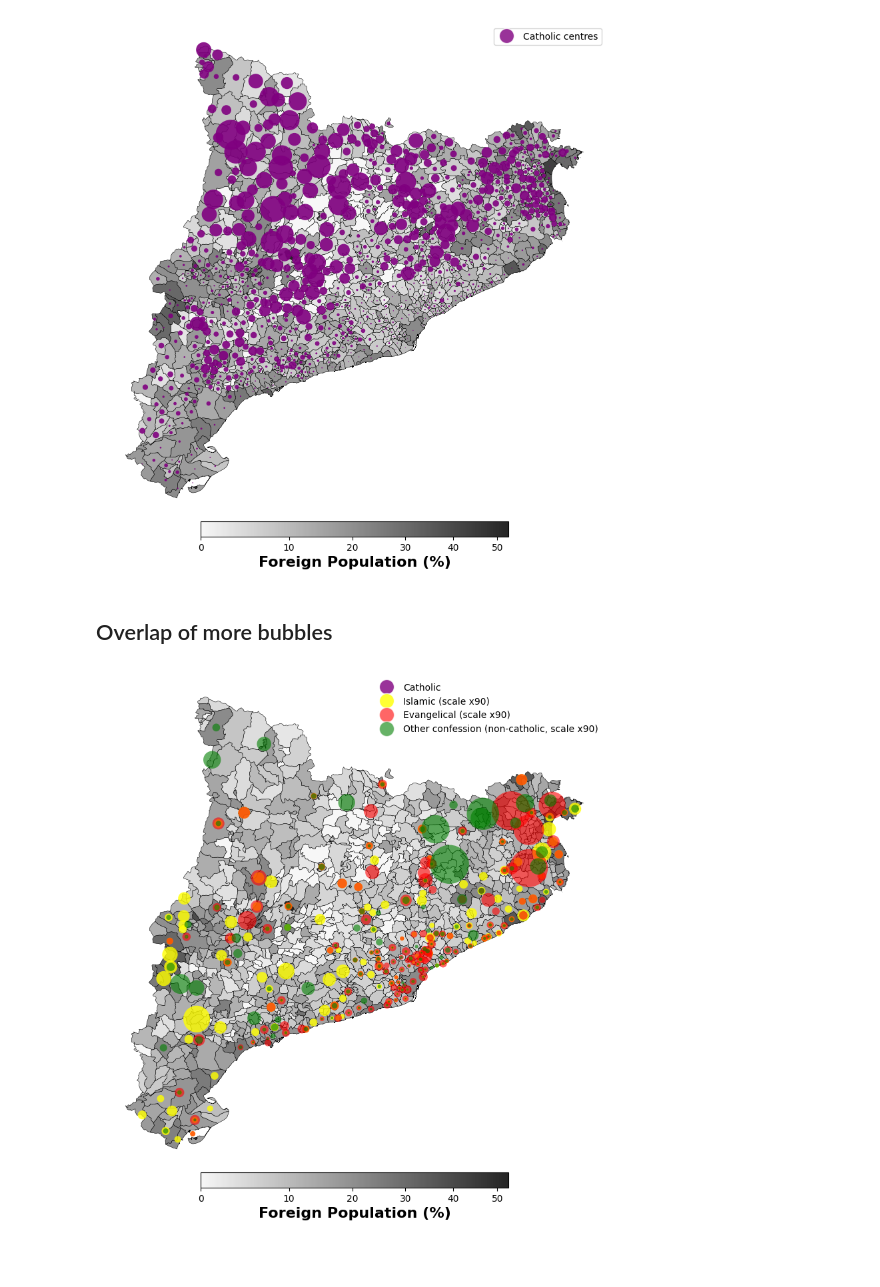
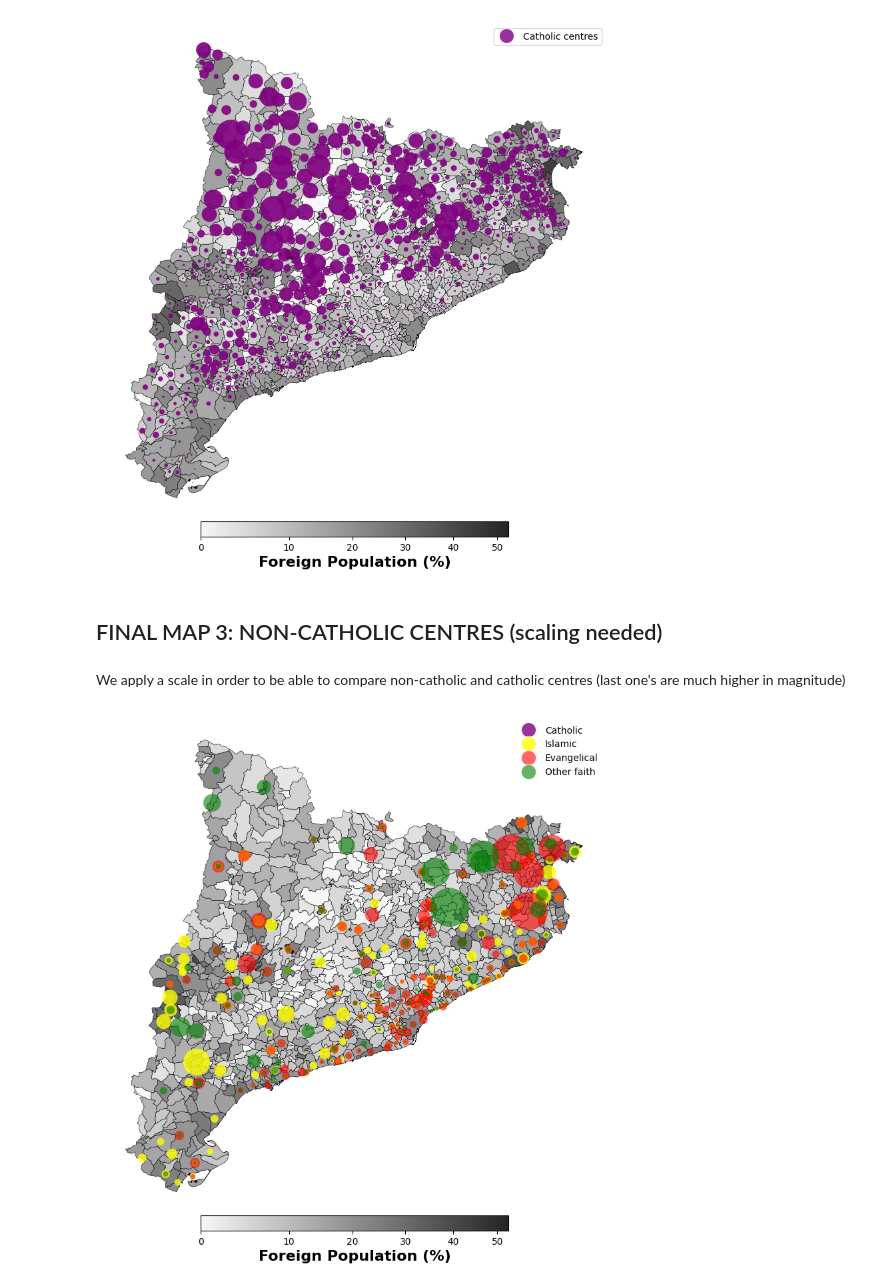
Before and after one commit to JuanCastillo29/A.V._Data, a Jupyter notebook: Religious_Centers/Religious Distribution/Religion_distribution_map.ipynb, the cells around one changed output. Saved outputs shown, nothing was run; the diff lists cells and outputs as text; code cells hidden in the pictures; blank space fills up the shorter version.

```diff
--- a/Religious_Centers/Religious Distribution/Religion_distribution_map.ipynb
+++ b/Religious_Centers/Religious Distribution/Religion_distribution_map.ipynb
@@ -479,0 +23,2 @@ print(foreign_faith_distribution['Catholic_2020'].isna().sum())
+# %%
+foreign_faith_distribution = gpd.read_file("foreign_faith_distribution.json")
@@ -630,8 +187,10 @@ plt.show()
 faith_distribution_fig1.savefig("faith_distribution1.png", format="jpg",dpi=300,bbox_inches="tight")
 # %% [output]
 [figure]
-# %% [markdown]
-## Overlap of more bubbles
+# %% [markdown]
+## FINAL MAP 3: NON-CATHOLIC CENTRES (scaling needed)
+# %% [markdown]
+We apply a scale in order to be able to compare non-catholic and catholic centres (last one's are much higher in magnitude)
 # %%
 import geopandas as gpd
 import matplotlib.pyplot as plt
@@ -776,32 +335,32 @@ if not foreign_faith_distribution_valid3.empty:
     sizes3 = sizes3.fillna(0.1)  # Reemplazar NaN con un tamaño mínimo
     sizes3 = sizes3.clip(lower=0.1)  # Asegurar que los tamaños sean mayores a 0
 
     # Graficar los nuevos puntos con tamaños ajustados
     ax.scatter(
         centroides3.x,
         centroides3.y,
         s=sizes3,
         color='green',  # Color diferente para distinguirlo de los primeros puntos
         alpha=0.6,
         edgecolors='none',
         label=f'Other non-catholic centres'
     )
 
 # Agregar una leyenda para los puntos con el mismo tamaño en la leyenda
 from matplotlib.legend_handler import HandlerTuple
 
 # Crear un tamaño uniforme para los puntos en la leyenda
 legend_points = [
     Line2D([0], [0], marker='o', color='w', markerfacecolor='purple', markersize=16, alpha=0.8, label='Catholic'),
     Line2D([0], [0], marker='o', color='w', markerfacecolor='yellow', markersize=16, alpha=0.8, label='Islamic'),
     Line2D([0], [0], marker='o', color='w', markerfacecolor='red', markersize=16, alpha=0.6, label='Evangelical'),
-    Line2D([0], [0], marker='o', color='w', markerfacecolor='green', markersize=16, alpha=0.6, label='Other confession (non-catholic)')
+    Line2D([0], [0], marker='o', color='w', markerfacecolor='green', markersize=16, alpha=0.6, label='Other faith')
 ]
 
 ax.legend(handles=legend_points, frameon=False)
 
 # Mostrar el mapa
 plt.show()
 faith_distribution_fig2.savefig("faith_distribution2.png", format="jpg",dpi=300,bbox_inches="tight")
 # %% [output]
-[figure, old version]
+[figure, new version]
```
Also changed, not shown: parts of 33 cells of this notebook, 1 other file.
